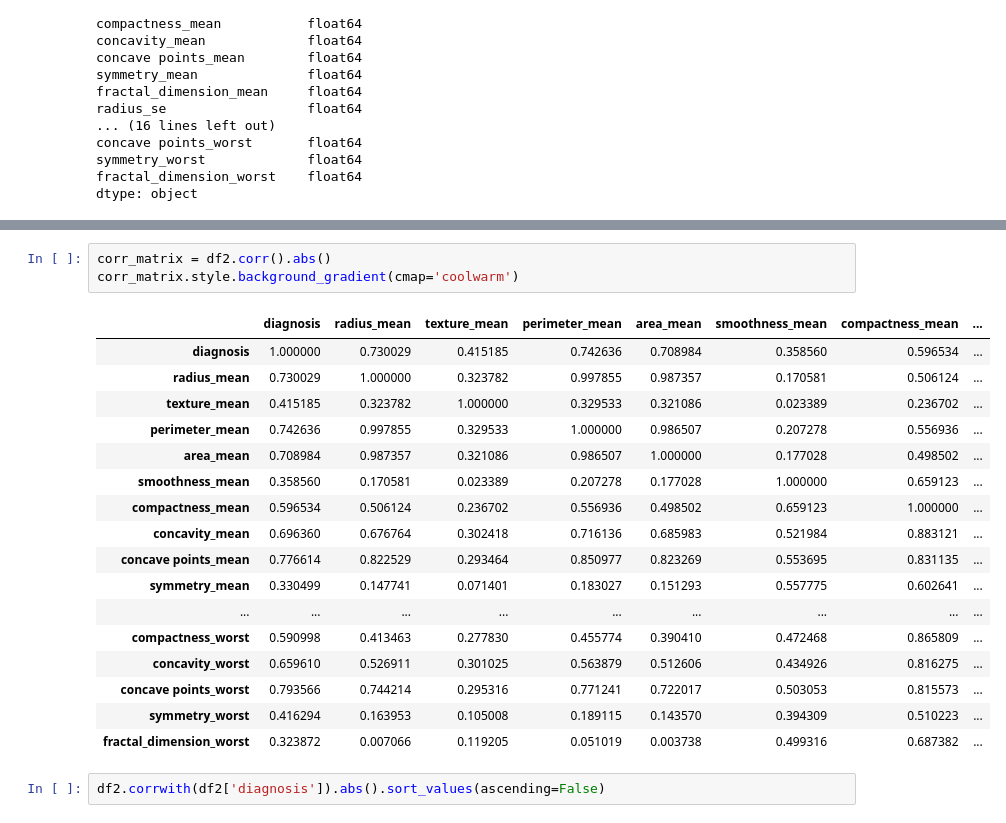
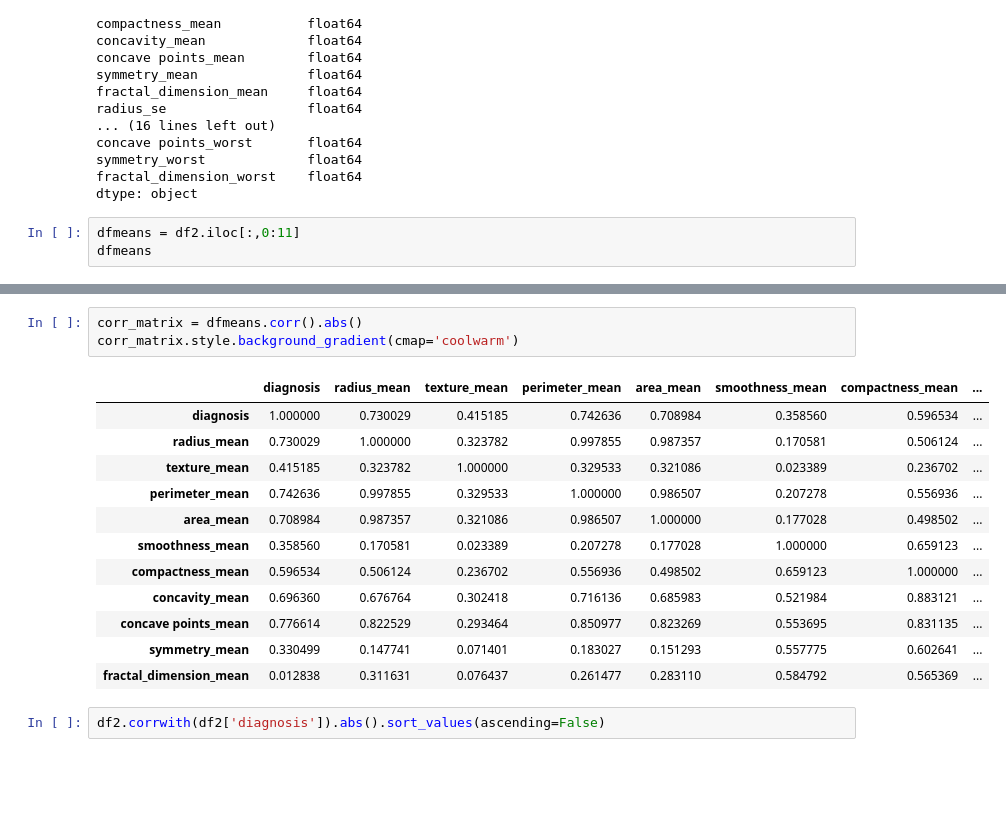
Before and after one commit to StudioMitesh/GSMSTTSADataScience24, a Jupyter notebook: Main-Project/proj.ipynb, the cells around one changed output, grey strips where cells are left out. Cells and saved outputs as stored; diff of their text form; blank space fills up the shorter version.

```diff
--- a/Main-Project/proj.ipynb
+++ b/Main-Project/proj.ipynb
@@ -80,3 +194,6 @@ concave points_worst       float64
 symmetry_worst             float64
 fractal_dimension_worst    float64
 dtype: object
+# %%
+dfmeans = df2.iloc[:,0:11]
+dfmeans
@@ -83,24 +214,19 @@ dtype: object
 # %%
-corr_matrix = df2.corr().abs()
+corr_matrix = dfmeans.corr().abs()
 corr_matrix.style.background_gradient(cmap='coolwarm')
 # %% [output]
 |  | diagnosis | radius_mean | texture_mean | perimeter_mean | area_mean | smoothness_mean | compactness_mean | ... |
 | diagnosis | 1.000000 | 0.730029 | 0.415185 | 0.742636 | 0.708984 | 0.358560 | 0.596534 | ... |
 | radius_mean | 0.730029 | 1.000000 | 0.323782 | 0.997855 | 0.987357 | 0.170581 | 0.506124 | ... |
 | texture_mean | 0.415185 | 0.323782 | 1.000000 | 0.329533 | 0.321086 | 0.023389 | 0.236702 | ... |
 | perimeter_mean | 0.742636 | 0.997855 | 0.329533 | 1.000000 | 0.986507 | 0.207278 | 0.556936 | ... |
 | area_mean | 0.708984 | 0.987357 | 0.321086 | 0.986507 | 1.000000 | 0.177028 | 0.498502 | ... |
 | smoothness_mean | 0.358560 | 0.170581 | 0.023389 | 0.207278 | 0.177028 | 1.000000 | 0.659123 | ... |
 | compactness_mean | 0.596534 | 0.506124 | 0.236702 | 0.556936 | 0.498502 | 0.659123 | 1.000000 | ... |
 | concavity_mean | 0.696360 | 0.676764 | 0.302418 | 0.716136 | 0.685983 | 0.521984 | 0.883121 | ... |
 | concave points_mean | 0.776614 | 0.822529 | 0.293464 | 0.850977 | 0.823269 | 0.553695 | 0.831135 | ... |
 | symmetry_mean | 0.330499 | 0.147741 | 0.071401 | 0.183027 | 0.151293 | 0.557775 | 0.602641 | ... |
-| ... | ... | ... | ... | ... | ... | ... | ... | ... |
-| compactness_worst | 0.590998 | 0.413463 | 0.277830 | 0.455774 | 0.390410 | 0.472468 | 0.865809 | ... |
-| concavity_worst | 0.659610 | 0.526911 | 0.301025 | 0.563879 | 0.512606 | 0.434926 | 0.816275 | ... |
-| concave points_worst | 0.793566 | 0.744214 | 0.295316 | 0.771241 | 0.722017 | 0.503053 | 0.815573 | ... |
-| symmetry_worst | 0.416294 | 0.163953 | 0.105008 | 0.189115 | 0.143570 | 0.394309 | 0.510223 | ... |
-| fractal_dimension_worst | 0.323872 | 0.007066 | 0.119205 | 0.051019 | 0.003738 | 0.499316 | 0.687382 | ... |
+| fractal_dimension_mean | 0.012838 | 0.311631 | 0.076437 | 0.261477 | 0.283110 | 0.584792 | 0.565369 | ... |
 # %%
 df2.corrwith(df2['diagnosis']).abs().sort_values(ascending=False)
 # %% [output]
```
Also changed, not shown: parts of 19 cells of this notebook, 3 other files.
